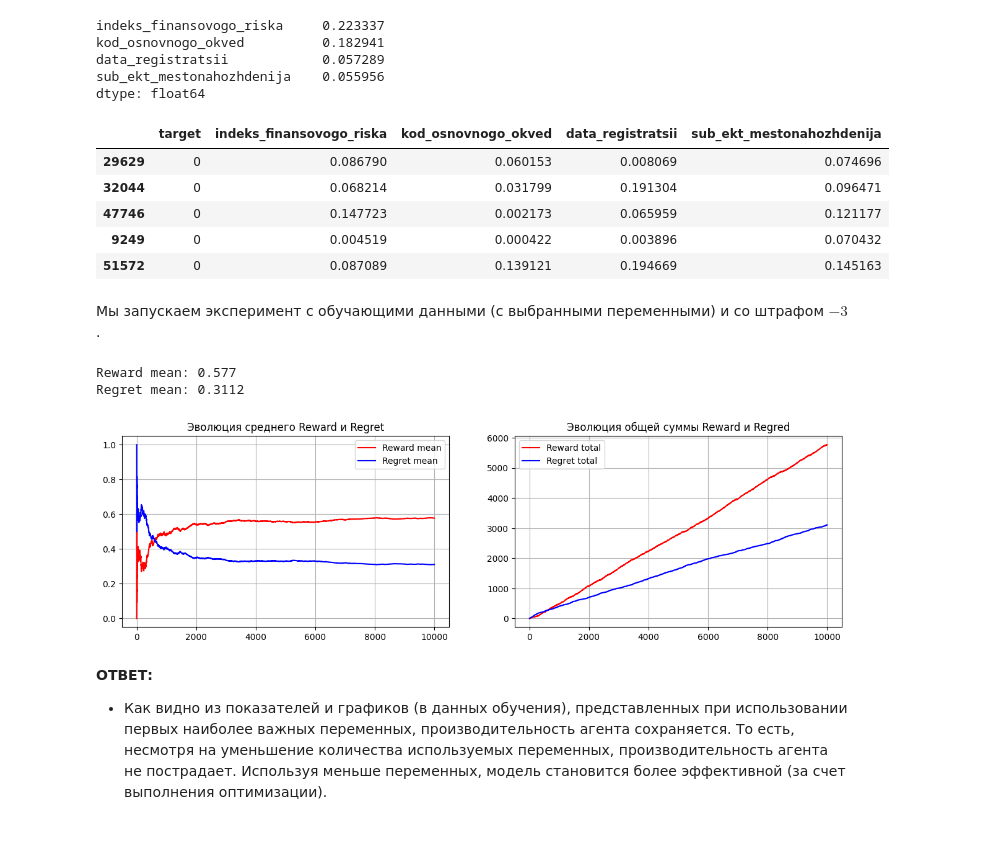
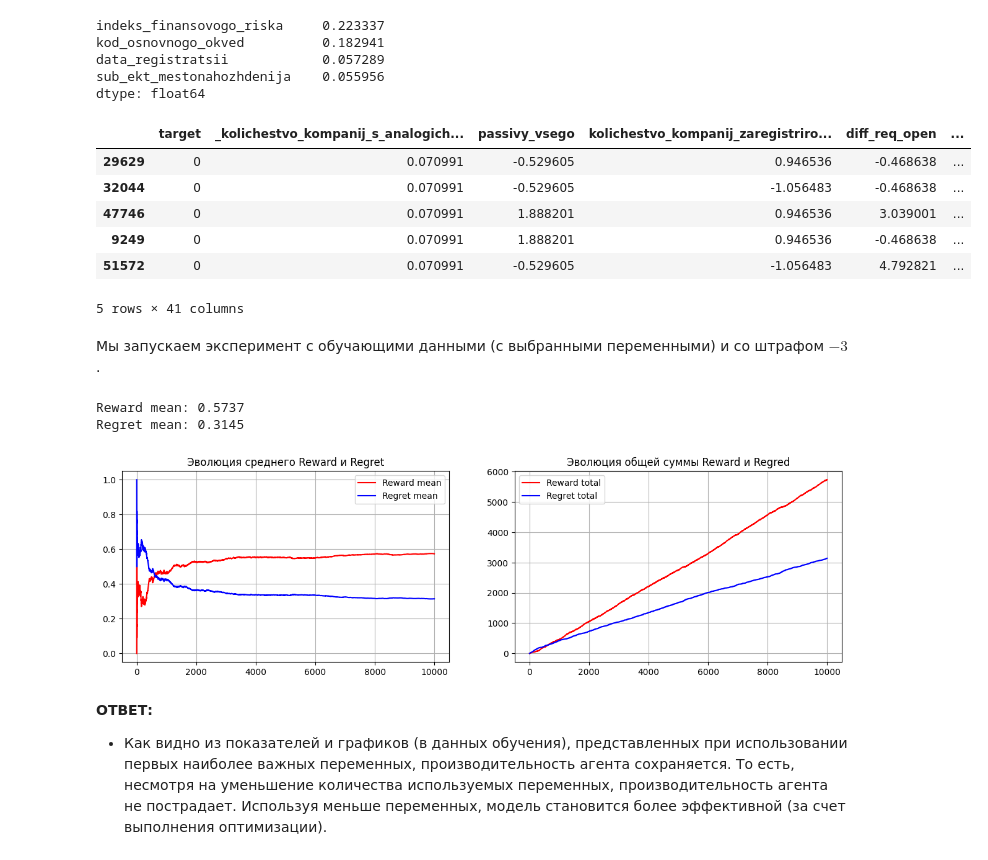
Before and after one commit to dmitrytimokhin/Multi-armed-bandit, a Jupyter notebook: Блокировка счета РКО (space_bandits).ipynb, the cells around one changed output. Saved outputs shown, nothing was run; the diff lists cells and outputs as text; code cells hidden in the pictures.

```diff
--- a/Блокировка счета РКО (space_bandits).ipynb
+++ b/Блокировка счета РКО (space_bandits).ipynb
@@ -912,26 +912,28 @@ data_registratsii            0.057289
 sub_ekt_mestonahozhdenija    0.055956
 dtype: float64
 # %%
-fs_index =  ['target'] + list(fs.index)
+#fs_index =  ['target'] + list(fs.index)
+fs_index =  ['target'] + feat_cols
 df_train_selected = df_train.copy()
 df_train_selected = df_train_selected[fs_index]
 df_train_selected.head()
 # %% [output]
-|  | target | indeks_finansovogo_riska | kod_osnovnogo_okved | data_registratsii | sub_ekt_mestonahozhdenija |
-| 29629 | 0 | 0.086790 | 0.060153 | 0.008069 | 0.074696 |
-| 32044 | 0 | 0.068214 | 0.031799 | 0.191304 | 0.096471 |
-| 47746 | 0 | 0.147723 | 0.002173 | 0.065959 | 0.121177 |
-| 9249 | 0 | 0.004519 | 0.000422 | 0.003896 | 0.070432 |
-| 51572 | 0 | 0.087089 | 0.139121 | 0.194669 | 0.145163 |
+|  | target | _kolichestvo_kompanij_s_analogich... | passivy_vsego | kolichestvo_kompanij_zaregistriro... | diff_req_open | ... |
+| 29629 | 0 | 0.070991 | -0.529605 | 0.946536 | -0.468638 | ... |
+| 32044 | 0 | 0.070991 | -0.529605 | -1.056483 | -0.468638 | ... |
+| 47746 | 0 | 0.070991 | 1.888201 | 0.946536 | 3.039001 | ... |
+| 9249 | 0 | 0.070991 | 1.888201 | 0.946536 | -0.468638 | ... |
+| 51572 | 0 | 0.070991 | -0.529605 | -1.056483 | 4.792821 | ... |
+5 rows × 41 columns
 # %% [markdown]
 Мы запускаем эксперимент с обучающими данными (с выбранными переменными) и со штрафом $-3$.
 # %%
-cl_selected = clients(df_train_selected, context=fs.index, target=target, penalty=-3)
+cl_selected = clients(df_train_selected, context=feat_cols, target=target, penalty=-3)
 lb_selected = LinearBandits(len(available_actions), len(fs_index) - 1 , initial_pulls=100)
 run_experiment(cl_selected, lb_selected)
 # %% [output]
-Reward mean: 0.577
-Regret mean: 0.3112
+Reward mean: 0.5737
+Regret mean: 0.3145
 [figure]
 # %% [markdown]
 **ОТВЕТ:**
```
Also changed, not shown: parts of 7 cells of this notebook, 7 other files.
